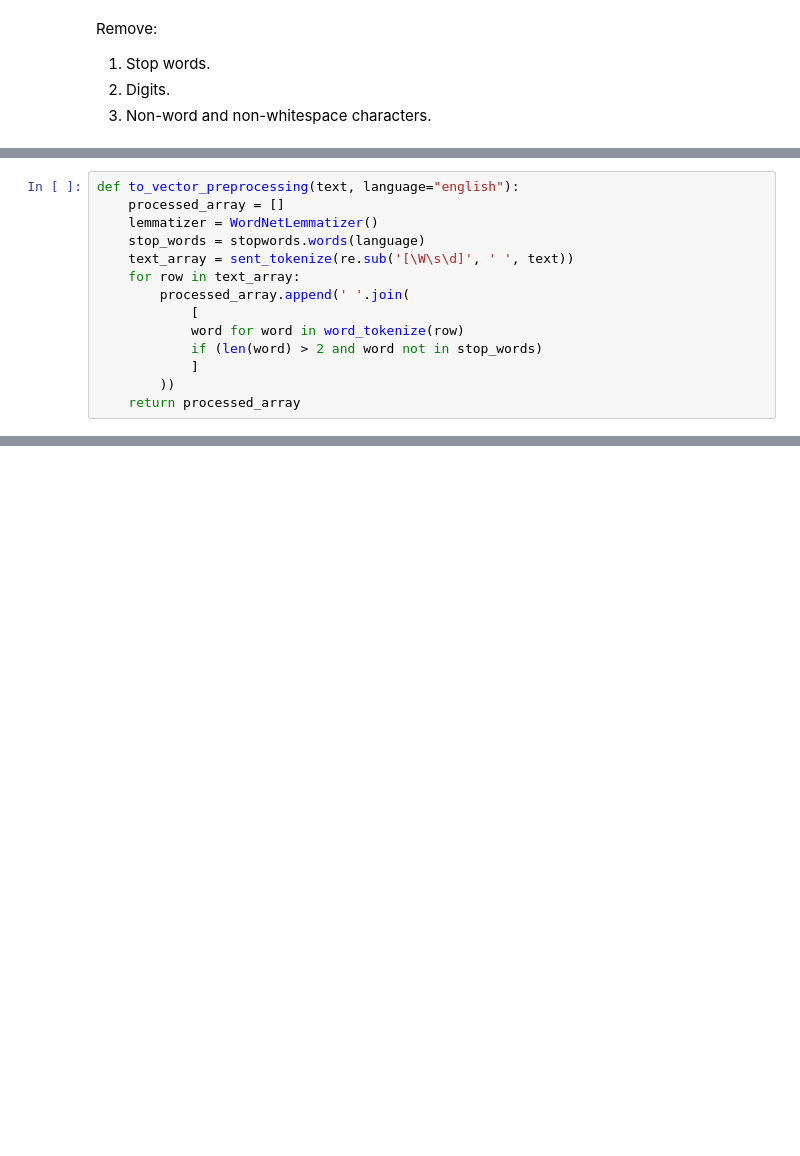
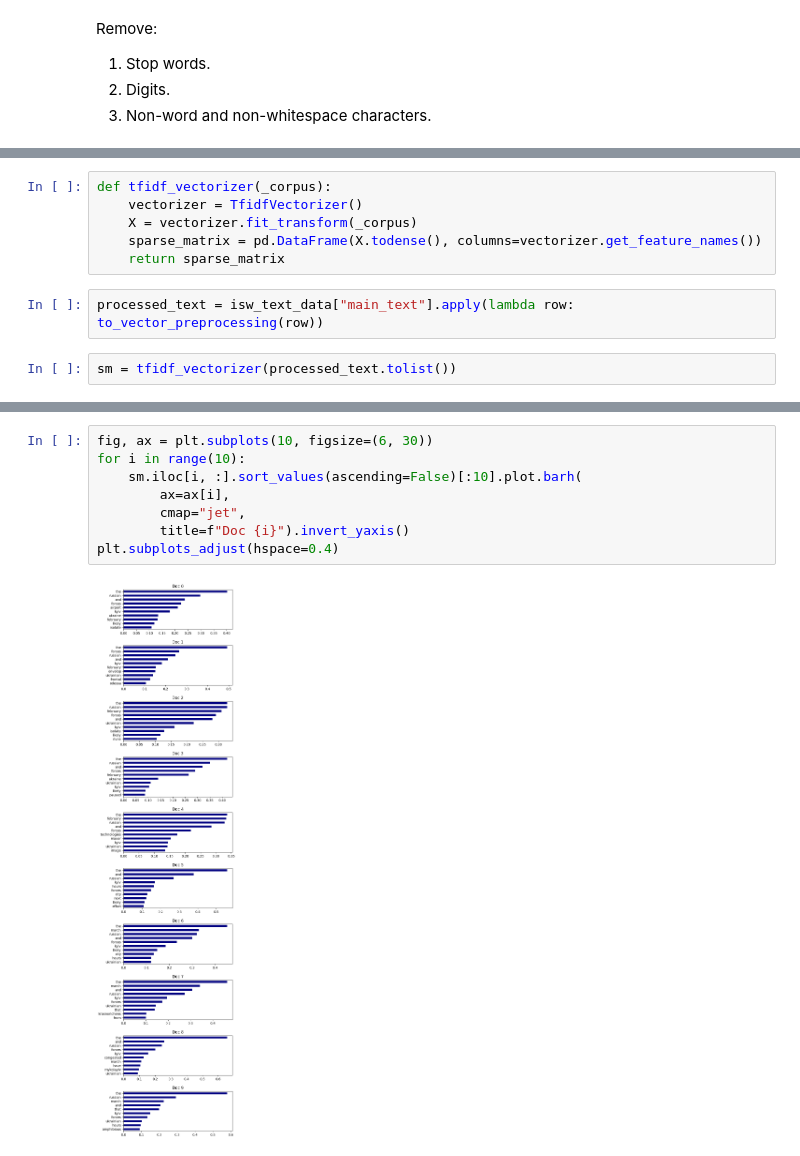
Before and after one commit to team1dsnaukma/Alarm_Predictor, a Jupyter notebook: preparation_training/data_preparation.ipynb, the cells around one changed output, grey strips where cells are left out. Saved outputs shown, nothing was run; the diff lists cells and outputs as text; blank space fills up the shorter version.

```diff
--- a/preparation_training/data_preparation.ipynb
+++ b/preparation_training/data_preparation.ipynb
@@ -56,14 +78,0 @@ itd_0_new = [re.sub('[\W\s\d]', ' ', itd_0) for row in [itd_0] if (len(row) > 2
-# %%
-def to_vector_preprocessing(text, language="english"):
-    processed_array = []
-    lemmatizer = WordNetLemmatizer()
-    stop_words = stopwords.words(language)
-    text_array = sent_tokenize(re.sub('[\W\s\d]', ' ', text))
-    for row in text_array:
-        processed_array.append(' '.join(
-            [
-            word for word in word_tokenize(row)
-            if (len(word) > 2 and word not in stop_words)
-            ]
-        ))
-    return processed_array
@@ -98,0 +79,10 @@ tokenized_0
+# %%
+def tfidf_vectorizer(_corpus):
+    vectorizer = TfidfVectorizer()
+    X = vectorizer.fit_transform(_corpus)
+    sparse_matrix = pd.DataFrame(X.todense(), columns=vectorizer.get_feature_names())
+    return sparse_matrix
+# %%
+processed_text = isw_text_data["main_text"].apply(lambda row: to_vector_preprocessing(row))
+# %%
+sm = tfidf_vectorizer(processed_text.tolist())
@@ -98,0 +99,10 @@ tokenized_0
+# %%
+fig, ax = plt.subplots(10, figsize=(6, 30))
+for i in range(10):
+    sm.iloc[i, :].sort_values(ascending=False)[:10].plot.barh(
+        ax=ax[i],
+        cmap="jet",
+        title=f"Doc {i}").invert_yaxis()
+plt.subplots_adjust(hspace=0.4)
+# %% [output]
+[figure, added]
```
Also changed, not shown: parts of 9 cells of this notebook, 1 other file.
